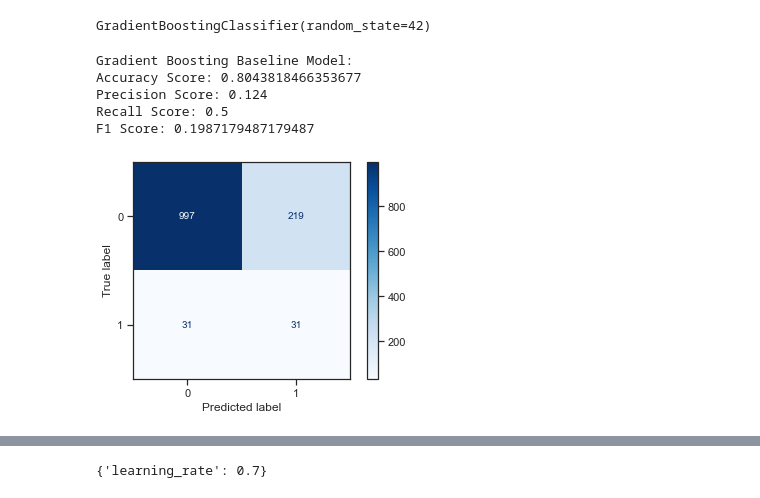
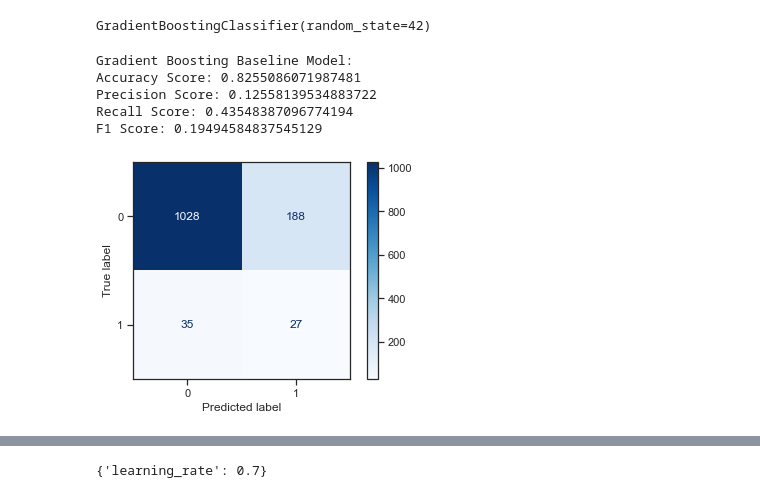
Before and after one commit to VolhaP87/Stroke_Prediction_Analysis, a Jupyter notebook: Stroke_prediction1.ipynb, the cells around one changed output, grey strips where cells are left out. Cells and saved outputs as stored; diff of their text form; code cells hidden in the pictures.

```diff
--- a/Stroke_prediction1.ipynb
+++ b/Stroke_prediction1.ipynb
@@ -731,6 +824,6 @@ According to the above graph, the best max features should be equal to 2 in orde
 # %%
 # Run the model with tuned hyperparameter
-bagged_tree_tuned = BaggingClassifier(DecisionTreeClassifier(random_state=42), n_estimators=100, max_features=2)
+bagged_tree_tuned = BaggingClassifier(DecisionTreeClassifier(random_state=42), n_estimators=100, max_features=19)
 bagged_tree_tuned.fit(X_train_resampled, y_train_resampled)
 # %% [output]
 BaggingClassifier(base_estimator=DecisionTreeClassifier(random_state=42),
@@ -823,7 +916,7 @@ for max_feature in max_features:
     forest = RandomForestClassifier(random_state=42,
                                     max_features=max_feature)
     forest.fit(X_train_resampled, y_train_resampled)
-    y_pred = forest.predict(X_test)
+    y_pred = forest.predict(X_test_full)
     score = performance(y_test, y_pred)
     recall_results.append(score[0])
 
@@ -841,5 +934,5 @@ The best value of max features should be equal to 7 in order to get the higher r
 # %%
 # Run the optimized model
-forest_tuned = RandomForestClassifier(random_state=42, max_features=7)
+forest_tuned = RandomForestClassifier(random_state=42, max_features=17)
 forest_tuned.fit(X_train_resampled, y_train_resampled)
 # %% [output]
@@ -930,7 +1023,8 @@ param_grid = {'learning_rate' : [0.1, 0.2]}
 
 grid_search = GridSearchCV(estimator = adaboost_tuned,
                            param_grid = param_grid,
-                           cv = 3)
+                           cv = 3,
+                           scoring='recall')
 grid_search.fit(X_train_resampled, y_train_resampled)
 # %% [output]
 GridSearchCV(cv=3, estimator=AdaBoostClassifier(random_state=42),
@@ -992,20 +1086,20 @@ gbt_baseline.fit(X_train_resampled, y_train_resampled)
 GradientBoostingClassifier(random_state=42)
 # %%
 # Evaluate the model
-preds = gbt_baseline.predict(X_test)
+preds = gbt_baseline.predict(X_test_full)
 print("Gradient Boosting Baseline Model:")
 print_metrics(y_test, preds)
 # %% [output]
 Gradient Boosting Baseline Model:
-Accuracy Score: 0.8043818466353677
-Precision Score: 0.124
-Recall Score: 0.5
-F1 Score: 0.1987179487179487
+Accuracy Score: 0.8255086071987481
+Precision Score: 0.12558139534883722
+Recall Score: 0.43548387096774194
+F1 Score: 0.19494584837545129
 # %%
 # Plot the confusion matrix
-plot_confusion_matrix(gbt_baseline, X_test, y_test, cmap = plt.cm.Blues);
+plot_confusion_matrix(gbt_baseline, X_test_full, y_test, cmap = plt.cm.Blues);
 # %% [output]
-[figure, old version]
+[figure, new version]
 # %%
 # Print classification report
 print('Classification Report of Gradient Boosting Baseline Model:')
```
Also changed, not shown: parts of 151 cells of this notebook.
